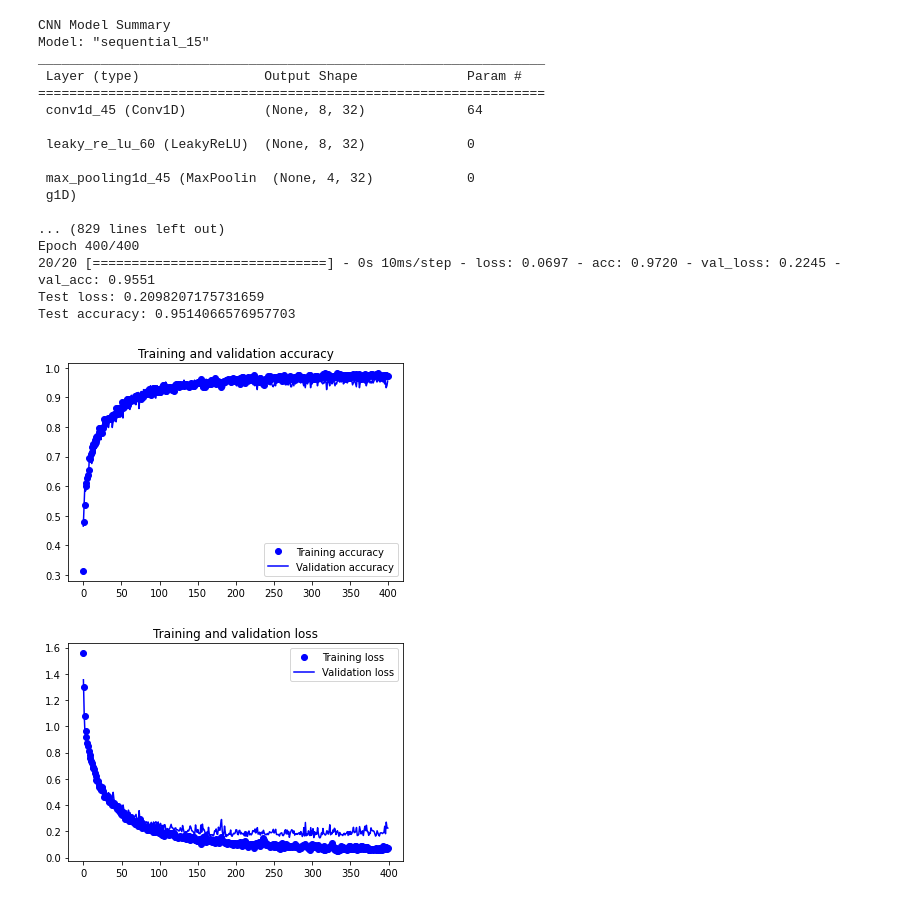
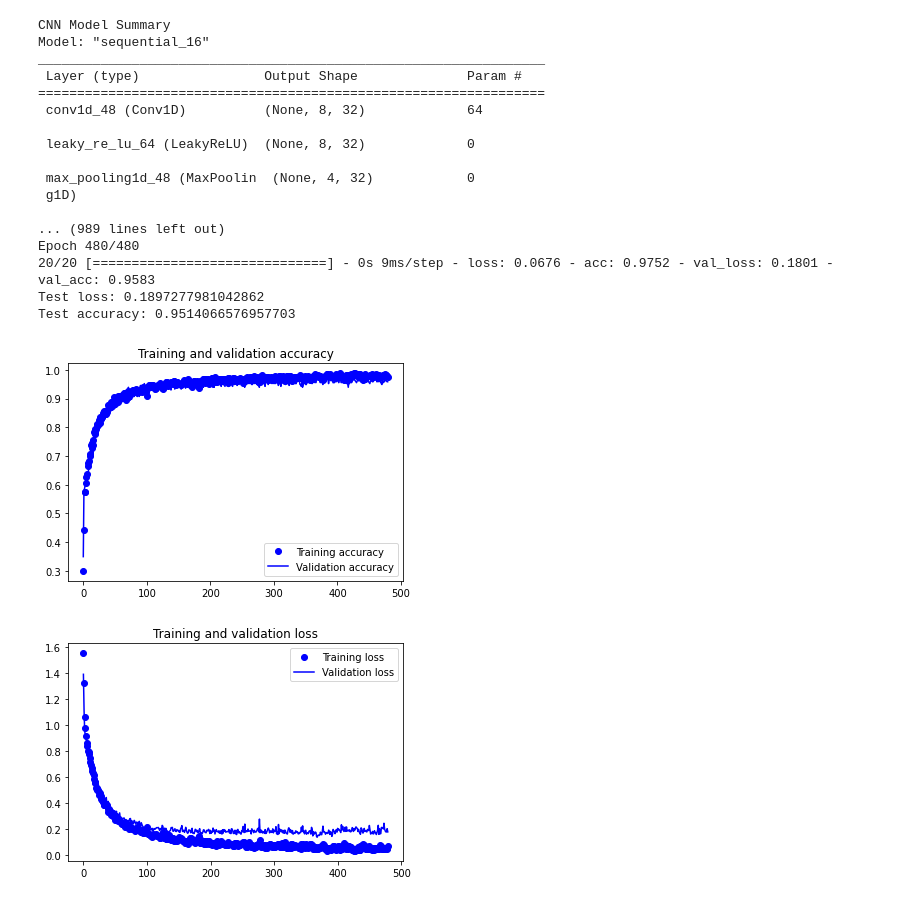
Before and after one commit to shaleenanuj/Machine-Condition-Monitoring, a Jupyter notebook: Anushri_CNN_6Classes.ipynb, the cells around one changed output. Saved outputs shown, nothing was run; the diff lists cells and outputs as text; code cells hidden in the pictures.

```diff
--- a/Anushri_CNN_6Classes.ipynb
+++ b/Anushri_CNN_6Classes.ipynb
@@ -56,7 +56,7 @@ dummy_y = to_categorical(encoded_Y)
 
 # NN parameters
 batch_size = 64
-epochs = 400
+epochs = 480
 num_classes = 6
 
 # preparing input data
@@ -99,40 +99,40 @@ CNN_train = CNN_model.fit(train_X, train_label, batch_size=batch_size,epochs=epo
 train_eval = CNN_model.evaluate(test_X, test_label, verbose=0)
 print('Test loss:', train_eval[0])
 print('Test accuracy:', train_eval[1])
 
 # plot the results
 accuracy = CNN_train.history['acc']
 val_accuracy = CNN_train.history['val_acc']
 loss = CNN_train.history['loss']
 val_loss = CNN_train.history['val_loss']
 epochs = range(len(accuracy))
 plt.plot(epochs, accuracy, 'bo', label='Training accuracy')
 plt.plot(epochs, val_accuracy, 'b', label='Validation accuracy')
 plt.title('Training and validation accuracy')
 plt.legend()
 plt.figure()
 plt.plot(epochs, loss, 'bo', label='Training loss')
 plt.plot(epochs, val_loss, 'b', label='Validation loss')
 plt.title('Training and validation loss')
 plt.legend()
 plt.show()
 # %% [output]
 CNN Model Summary
-Model: "sequential_15"
+Model: "sequential_16"
 _________________________________________________________________
  Layer (type)                Output Shape              Param #
 =================================================================
- conv1d_45 (Conv1D)          (None, 8, 32)             64
+ conv1d_48 (Conv1D)          (None, 8, 32)             64
 
- leaky_re_lu_60 (LeakyReLU)  (None, 8, 32)             0
+ leaky_re_lu_64 (LeakyReLU)  (None, 8, 32)             0
 
- max_pooling1d_45 (MaxPoolin  (None, 4, 32)            0
+ max_pooling1d_48 (MaxPoolin  (None, 4, 32)            0
  g1D)
 
-... (829 lines left out)
-Epoch 400/400
-20/20 [==============================] - 0s 10ms/step - loss: 0.0697 - acc: 0.9720 - val_loss: 0.2245 - val_acc: 0.9551
-Test loss: 0.2098207175731659
+... (989 lines left out)
+Epoch 480/480
+20/20 [==============================] - 0s 9ms/step - loss: 0.0676 - acc: 0.9752 - val_loss: 0.1801 - val_acc: 0.9583
+Test loss: 0.1897277981042862
 Test accuracy: 0.9514066576957703
-[figure, old version]
+[figure, new version]
-[figure, old version]
+[figure, new version]
```
